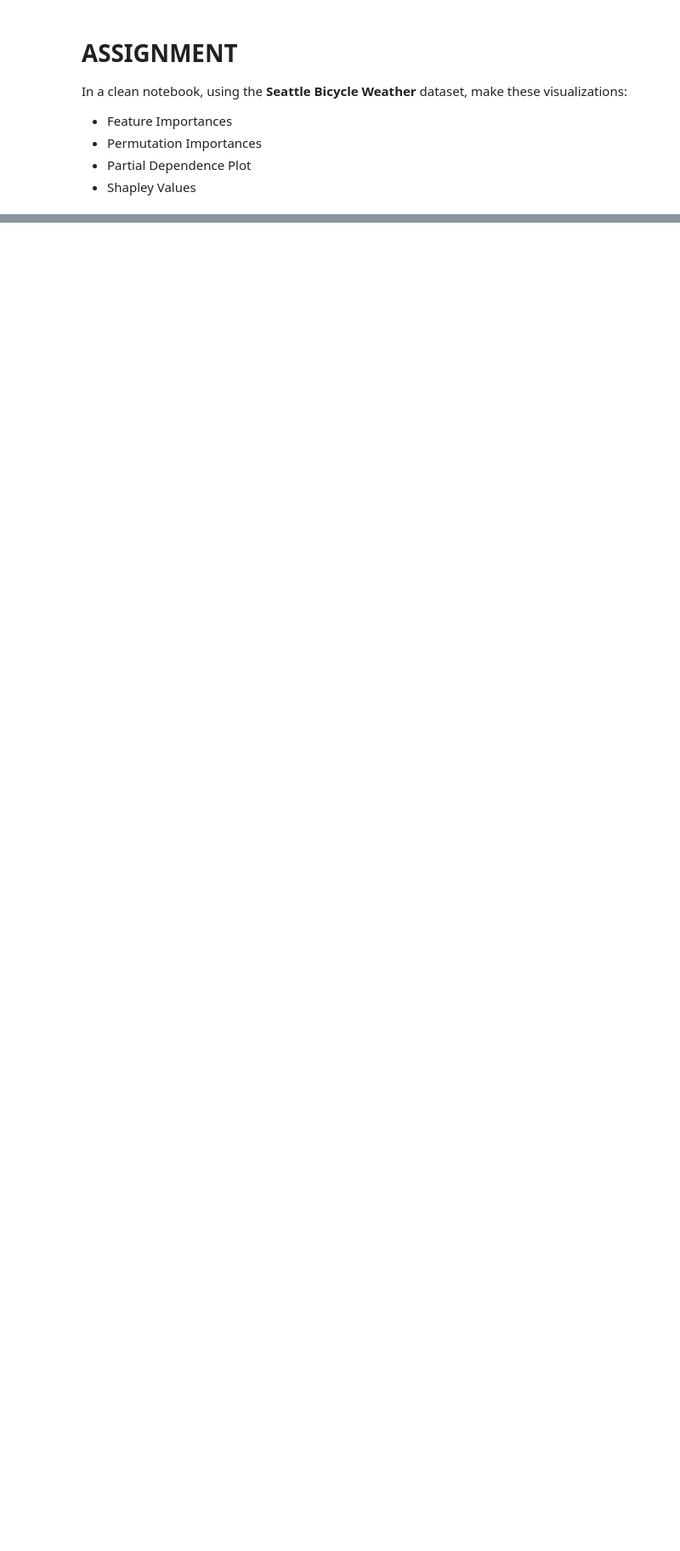
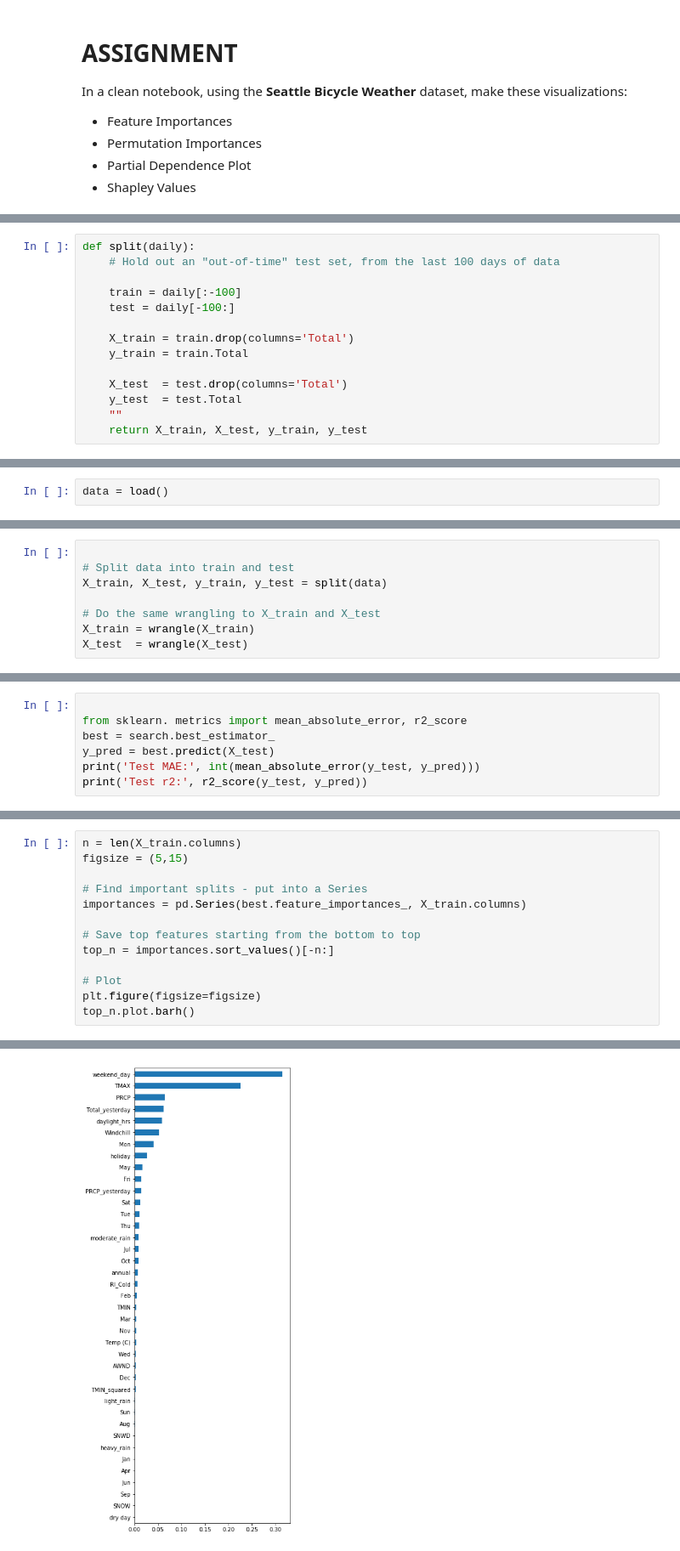
Before and after one commit to damerei/DS-Unit-2-Sprint-4-Practicing-Understanding, a Jupyter notebook: LS_DS_243_Model_Interpretation_LIVE_LESSON.ipynb, the cells around one changed output, grey strips where cells are left out. Shown at 85% size. Drawn from its saved outputs; the diff is of its cells as text; blank space fills up the shorter version.

```diff
--- a/LS_DS_243_Model_Interpretation_LIVE_LESSON.ipynb
+++ b/LS_DS_243_Model_Interpretation_LIVE_LESSON.ipynb
@@ -690,0 +721,14 @@ In a clean notebook, using the **Seattle Bicycle Weather** dataset, make these v
+# %%
+def split(daily):
+    # Hold out an "out-of-time" test set, from the last 100 days of data
+
+    train = daily[:-100]
+    test = daily[-100:]
+
+    X_train = train.drop(columns='Total')
+    y_train = train.Total
+
+    X_test  = test.drop(columns='Total')
+    y_test  = test.Total
+    ""
+    return X_train, X_test, y_train, y_test
@@ -690,0 +790,2 @@ In a clean notebook, using the **Seattle Bicycle Weather** dataset, make these v
+# %%
+data = load()
@@ -690,0 +815,8 @@ In a clean notebook, using the **Seattle Bicycle Weather** dataset, make these v
+# %%
+
+# Split data into train and test
+X_train, X_test, y_train, y_test = split(data)
+
+# Do the same wrangling to X_train and X_test
+X_train = wrangle(X_train)
+X_test  = wrangle(X_test)
@@ -690,0 +888,7 @@ In a clean notebook, using the **Seattle Bicycle Weather** dataset, make these v
+# %%
+
+from sklearn. metrics import mean_absolute_error, r2_score
+best = search.best_estimator_
+y_pred = best.predict(X_test)
+print('Test MAE:', int(mean_absolute_error(y_test, y_pred)))
+print('Test r2:', r2_score(y_test, y_pred))
@@ -690,0 +898,14 @@ In a clean notebook, using the **Seattle Bicycle Weather** dataset, make these v
+# %%
+n = len(X_train.columns)
+figsize = (5,15)
+
+# Find important splits - put into a Series
+importances = pd.Series(best.feature_importances_, X_train.columns)
+
+# Save top features starting from the bottom to top
+top_n = importances.sort_values()[-n:]
+
+# Plot
+plt.figure(figsize=figsize)
+top_n.plot.barh()
+# %% [output]
@@ -690,0 +913 @@ In a clean notebook, using the **Seattle Bicycle Weather** dataset, make these v
+[figure, added]
```
Also changed, not shown: parts of 20 cells of this notebook.
